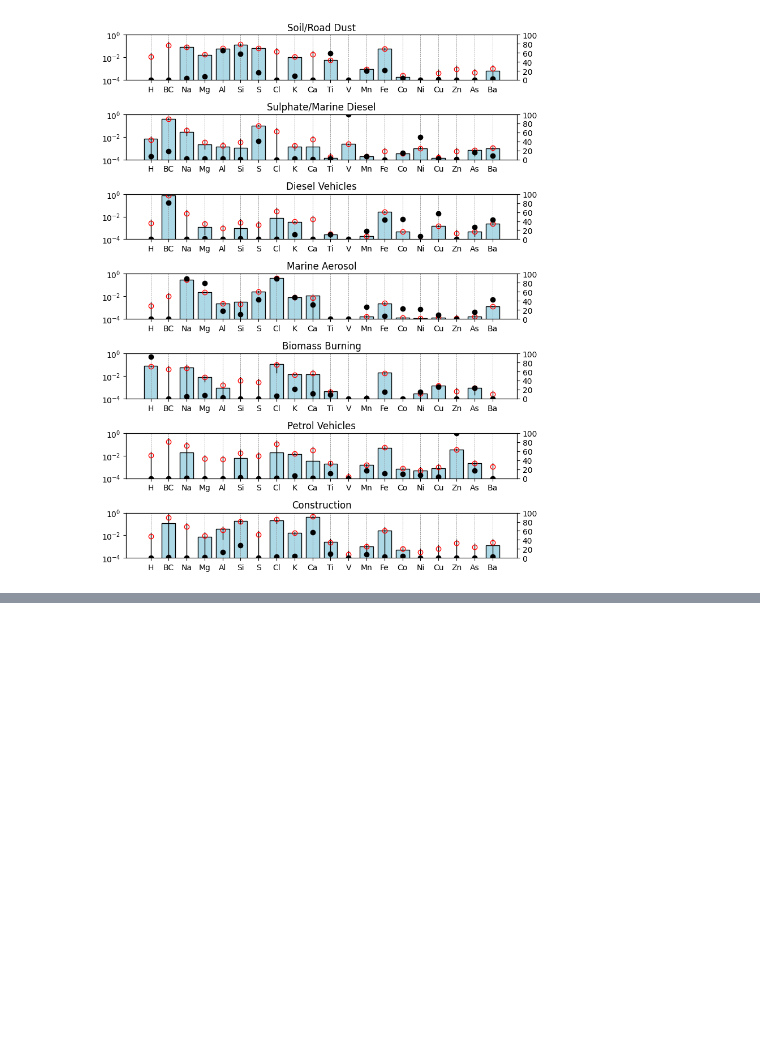
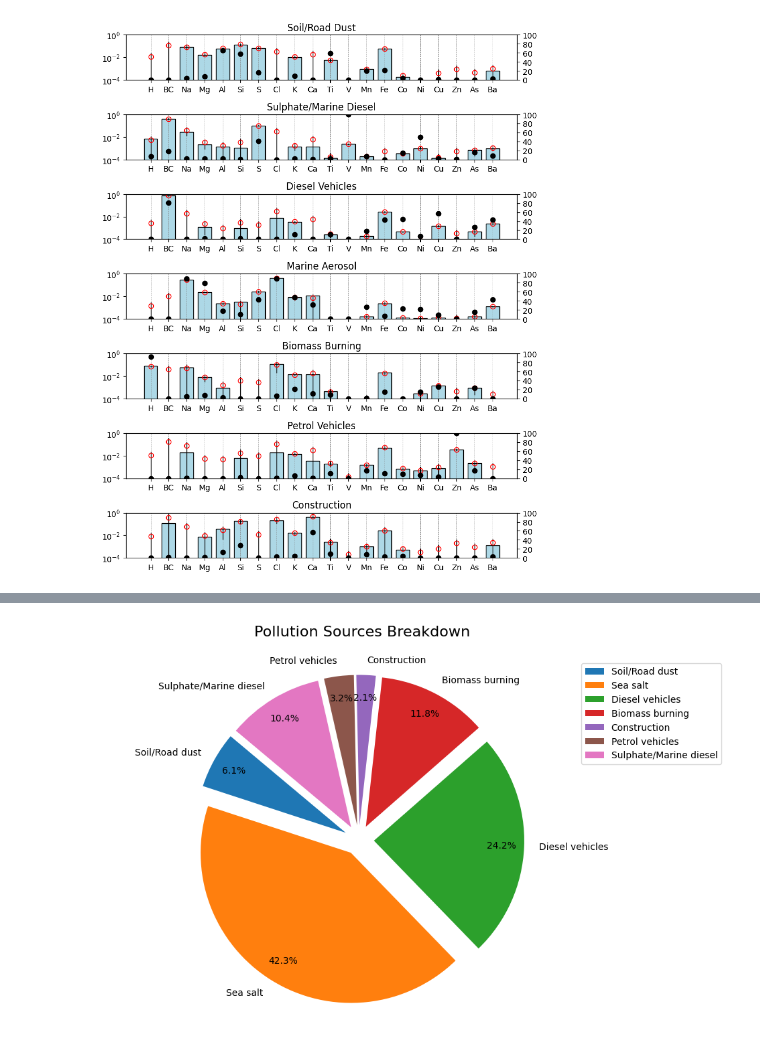
Before and after one commit to jennybian01/GDDA713_Capstone_Ass2, a Jupyter notebook: Coding/PMF_Raw_Date_QueenSt_PM10_V2.ipynb, the cells around one changed output, grey strips where cells are left out. Cells and saved outputs as stored; diff of their text form; code cells hidden in the pictures; blank space fills up the shorter version.

Commit message:
Update Pie Chart SQL Lite and Chart

```diff
--- a/Coding/PMF_Raw_Date_QueenSt_PM10_V2.ipynb
+++ b/Coding/PMF_Raw_Date_QueenSt_PM10_V2.ipynb
@@ -1165,0 +1234,12 @@ five values for P1:
+# %%
+# Reopen the connection to verify the data
+conn = sqlite3.connect('PMF_QueenSt_PM10_1.db')
+cursor = conn.cursor()
+
+# Retrieve and print the data for verification
+cursor.execute("SELECT * FROM PollutionSources")
+rows = cursor.fetchall()
+for row in rows:
+    print(row)
+
+conn.close()
@@ -1262,0 +1365,39 @@ plt.show()
+# %%
+import sqlite3
+import matplotlib.pyplot as plt
+
+# Connect to the SQLite database
+conn = sqlite3.connect('PMF_QueenSt_PM10_1.db')
+cursor = conn.cursor()
+
+# Retrieve the data for the pie chart
+cursor.execute("SELECT Source, Percentage FROM PollutionSources")
+data = cursor.fetchall()
+
+# Close the database connection
+conn.close()
+
+# Separate the data into labels and sizes
+labels = [row[0] for row in data]
+sizes = [row[1] for row in data]
+
+# Create a 2D pie chart
+plt.figure(figsize=(10, 7),facecolor=(1, 1, 1, 0.5))
+
+# Create the pie chart with a slight explode effect for better visibility
+explode = [0.1] * len(labels)
+plt.pie(sizes, explode=explode, labels=labels, autopct='%1.1f%%', startangle=140, pctdistance=0.85)
+
+# Equal aspect ratio ensures the pie is drawn as a circle
+plt.axis('equal')
+
+# Add a legend
+plt.legend(labels, loc='upper right', bbox_to_anchor=(1.2, 1))
+
+# Title for the pie chart
+plt.title('Pollution Sources Breakdown', fontsize=16, pad=24)
+
+# Show the plot
+plt.show()
+# %% [output]
+[figure, added]
```
Also changed, not shown: parts of 10 cells of this notebook.
